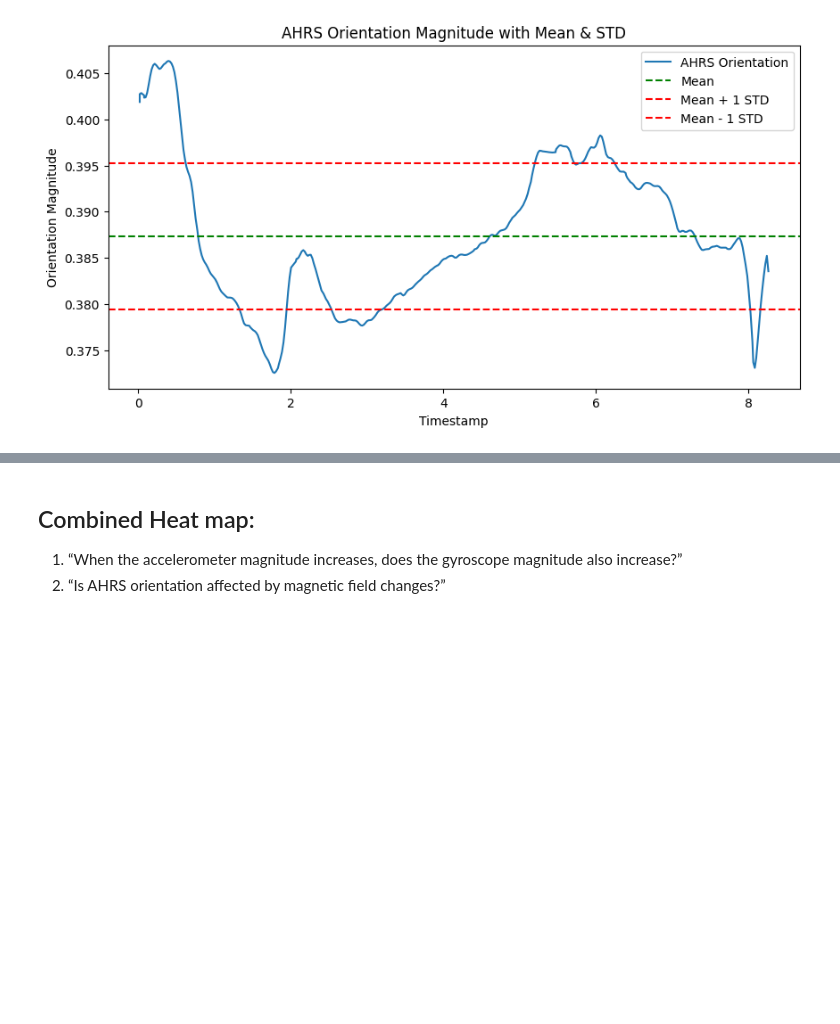
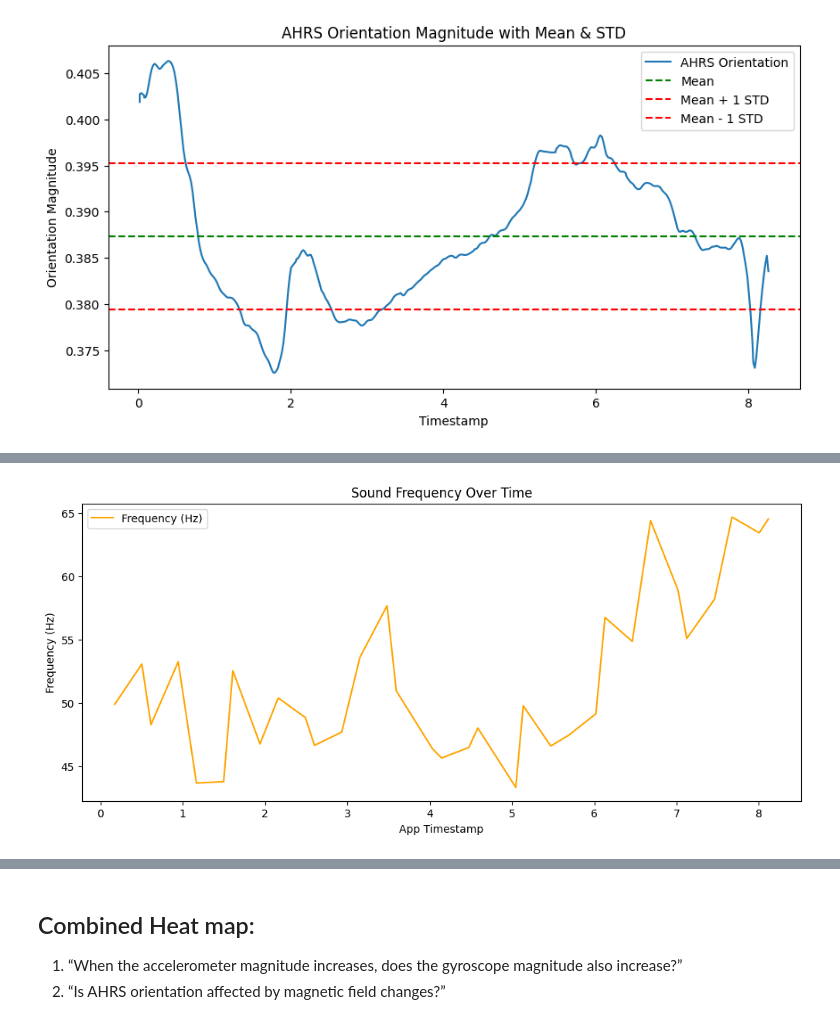
Before and after one commit to HiraNawaz2415/Assignment-1-TOPL-Roll-002-, a Jupyter notebook: assignment#1.ipynb, the cells around one changed output, grey strips where cells are left out. Saved outputs shown, nothing was run; the diff lists cells and outputs as text; code cells hidden in the pictures; blank space fills up the shorter version.

```diff
--- a/assignment#1.ipynb
+++ b/assignment#1.ipynb
@@ -638,0 +711,12 @@ plt.show()
+# %%
+# sound frequency over time
+# speech vs. environmental noise
+plt.figure(figsize=(12,5))
+plt.plot(sound_df['app_ts'], sound_df['frequency'], label='Frequency (Hz)', color='orange')
+plt.xlabel('App Timestamp')
+plt.ylabel('Frequency (Hz)')
+plt.title('Sound Frequency Over Time')
+plt.legend()
+plt.show()
+# %% [output]
+[figure, added]
```
Also changed, not shown: parts of 43 cells of this notebook.
